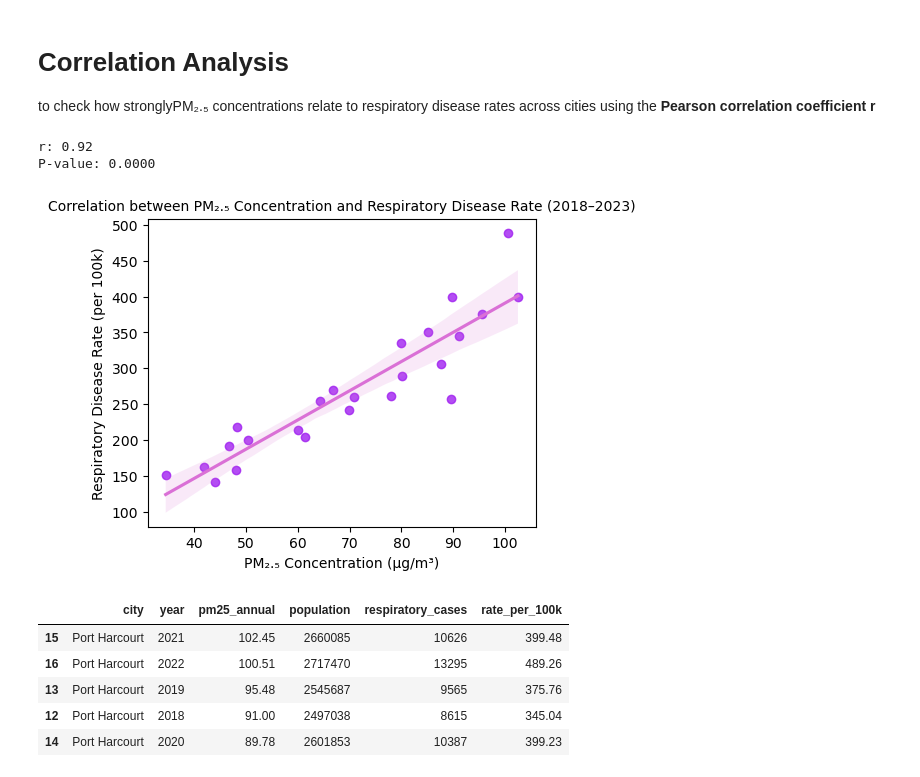
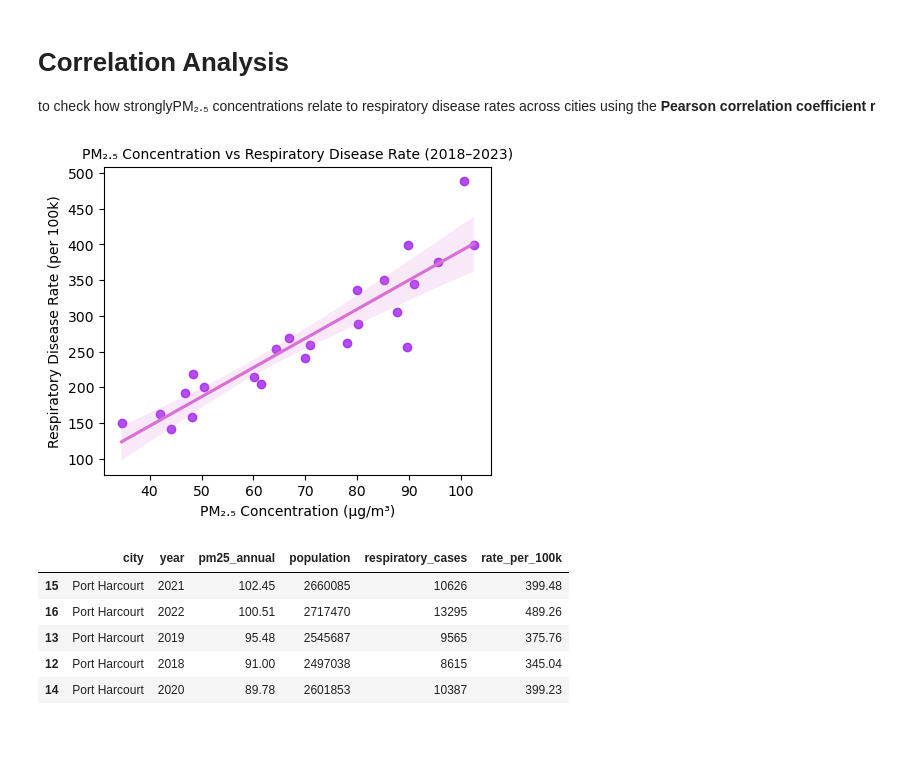
Before and after one commit to DataxEnv/environmental-health-analysis, a Jupyter notebook: environmental_health_analysis.ipynb, the cells around one changed output. Saved outputs shown, nothing was run; the diff lists cells and outputs as text; code cells hidden in the pictures; blank space fills up the shorter version.

```diff
--- a/environmental_health_analysis.ipynb
+++ b/environmental_health_analysis.ipynb
@@ -269,26 +269,18 @@ Overall, the relationship between PM₂.₅ concentration and respiratory cases
 # %% [markdown]
 # Correlation Analysis
 to check how stronglyPM₂.₅ concentrations relate to respiratory disease rates across cities using the **Pearson correlation coefficient r**
-# %%
-#  numerical correlation
-r_value, p_value = pearsonr(df['pm25_annual'], df['rate_per_100k'])
-
-print(f"r: {r_value:.2f}")
-print(f"P-value: {p_value:.4f}")
-# %% [output]
-r: 0.92
-P-value: 0.0000
 # %%
-# Visual
+# correlation Visual
 
 plt.figure(figsize=(5,4))
 sns.regplot(x='pm25_annual', y='rate_per_100k', data=df, color='#A020F0', line_kws={'color':'#DA70D6'})
-plt.title('Correlation between PM₂.₅ Concentration and Respiratory Disease Rate (2018–2023)', fontsize=10)
+plt.title('PM₂.₅ Concentration vs Respiratory Disease Rate (2018–2023)', fontsize=10)
 plt.xlabel('PM₂.₅ Concentration (µg/m³)')
 plt.ylabel('Respiratory Disease Rate (per 100k)')
+plt.savefig('pm25_vs_respiratory_rate.png', dpi= 300, bbox_inches= 'tight')
 plt.show()
 # %% [output]
-[figure, old version]
+[figure, new version]
 # %%
 # Check for the unusually high value
 df.sort_values(by='pm25_annual', ascending=False).head()
```
Also changed, not shown: parts of 8 cells of this notebook.
